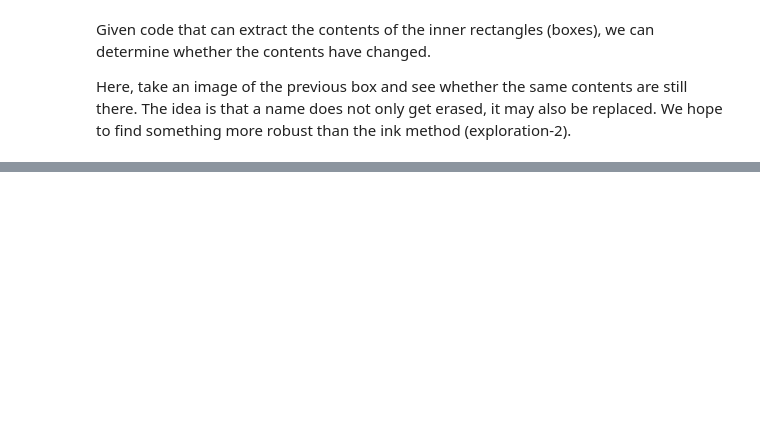
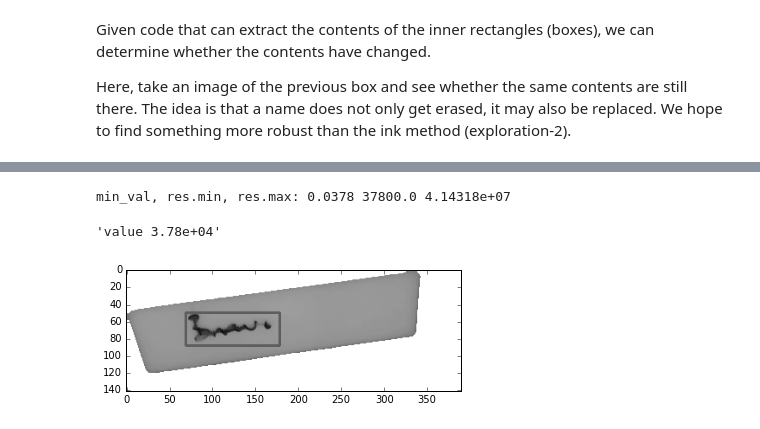
Before and after one commit to dirkjot/pingpongcam, a Jupyter notebook: opencv/exploration-3.ipynb, the cells around one changed output, grey strips where cells are left out. Cells and saved outputs as stored; diff of their text form; code cells hidden in the pictures; blank space fills up the shorter version.

```diff
--- a/opencv/exploration-3.ipynb
+++ b/opencv/exploration-3.ipynb
@@ -227,0 +196,7 @@ imshow(diff2)
+# %%
+value, _ = locate_template(writingc, template)
+"value %2.2e" % value
+# %% [output]
+min_val, res.min, res.max: 0.0378 37800.0 4.14318e+07
+'value 3.78e+04'
+[figure, added]
```
Also changed, not shown: parts of 20 cells of this notebook, 1 other file.
